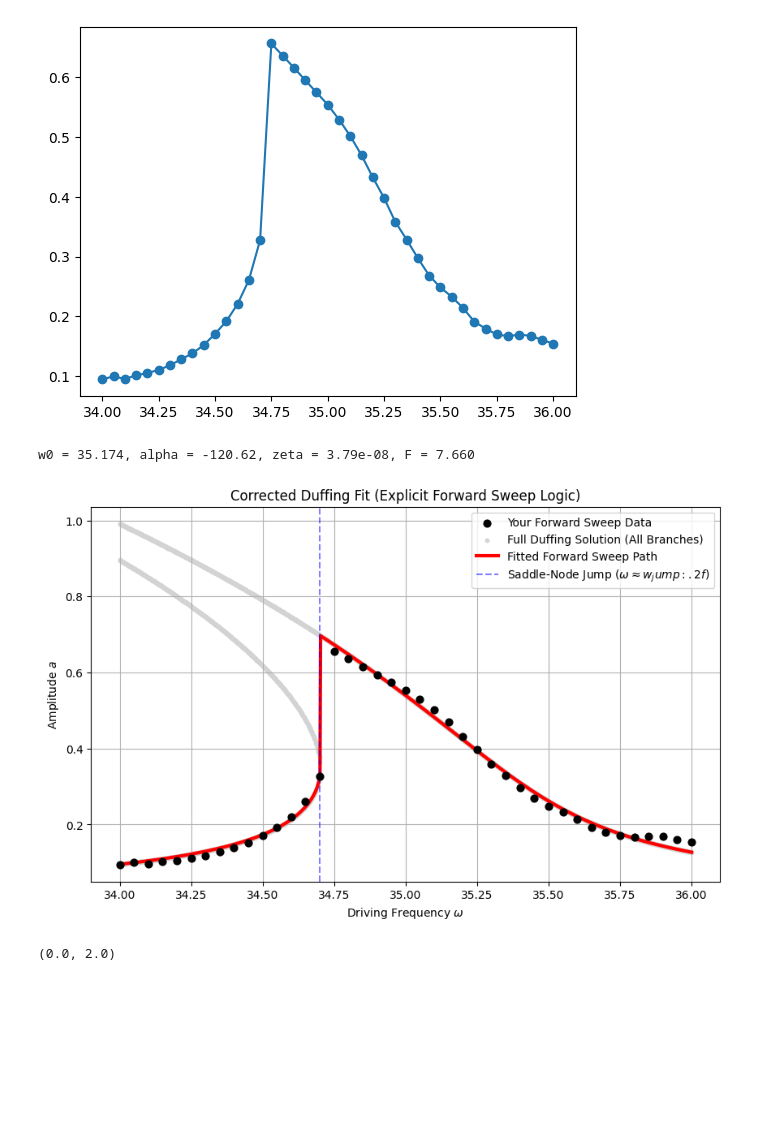
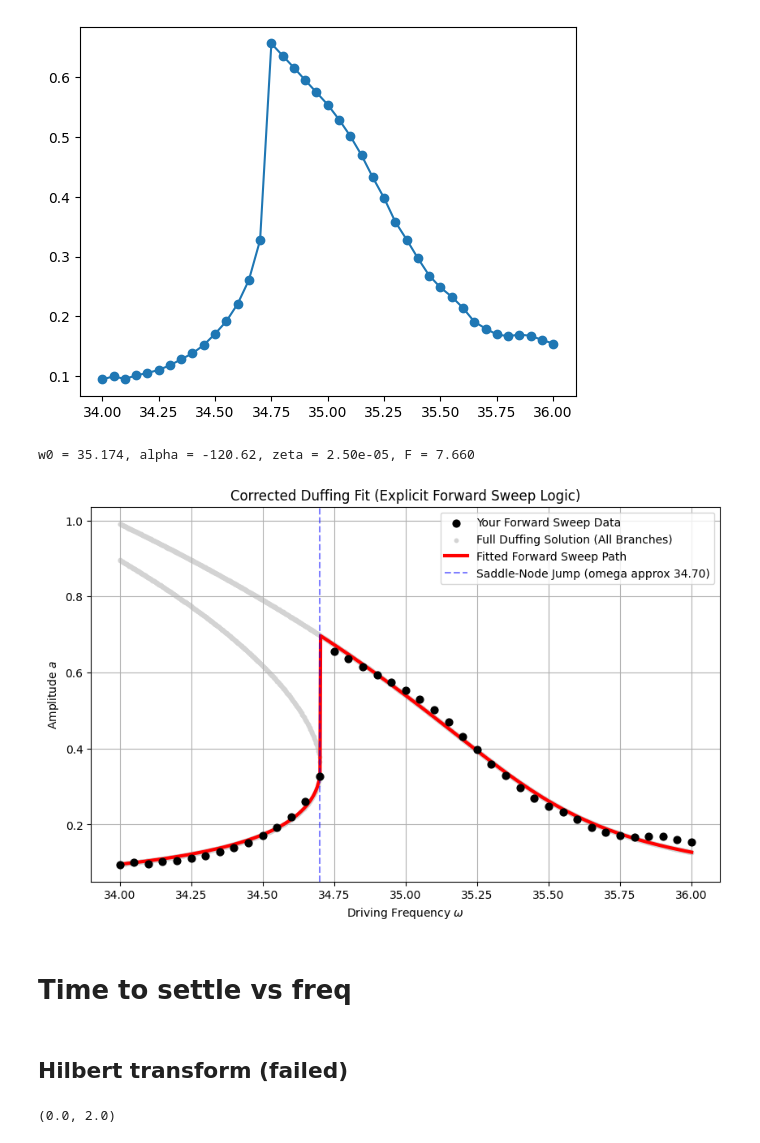
Before and after one commit to labo4gruporocco/Santi, a Jupyter notebook: Young/forzado.ipynb, the cells around one changed output. Saved outputs shown, nothing was run; the diff lists cells and outputs as text; code cells hidden in the pictures; blank space fills up the shorter version.

```diff
--- a/Young/forzado.ipynb
+++ b/Young/forzado.ipynb
@@ -134,8 +134,8 @@ def cost_fn(params):
     a_sim = simulate_forward_sweep(w_data, w0, alpha, zeta, F)
     return np.sum((a_sim - a_data)**2)
 
-# Initial guess (from our earlier implicit fit)
-p0 = [35.18, -96.6, 0.00466, 7.9]
+# Initial guess (from an earlier implicit fit)
+p0 = [35.18, -96.6, 0.01, 7.9]
 
 # Nelder-Mead avoids gradient issues around the discontinuous jump
 res = minimize(cost_fn, p0, method='Nelder-Mead')
@@ -150,36 +150,40 @@ a_high_res = simulate_forward_sweep(w_high_res, w0_opt, alpha_opt, zeta_opt, F_o
 # Calculate ALL mathematical roots just for the background visual
 w_roots, a_roots = [], []
 for w in w_high_res:
     C3 = (9/16)*alpha_opt**2
     C2 = (3/2)*alpha_opt*(w0_opt**2 - w**2)
     C1 = (w0_opt**2 - w**2)**2 + 4*zeta_opt**2 * w0_opt**2 * w**2
     C0 = -F_opt**2
     roots = np.roots([C3, C2, C1, C0])
     r_real = np.real(roots[np.isclose(np.imag(roots), 0, atol=1e-8)])
     for r in np.sort(r_real[r_real > 0]):
         w_roots.append(w)
         a_roots.append(np.sqrt(r))
 
 plt.figure(figsize=(10, 6))
 plt.scatter(w_data, a_data, color='black', s=40, label='Your Forward Sweep Data', zorder=3)
 plt.scatter(w_roots, a_roots, color='#d3d3d3', s=10, label='Full Duffing Solution (All Branches)', zorder=1)
 plt.plot(w_high_res, a_high_res, 'r-', lw=3, label='Fitted Forward Sweep Path', zorder=2)
 
 # Identify and plot the jump line
 jump_indices = np.where(np.diff(a_high_res) > 0.1)[0]
 if len(jump_indices) > 0:
     w_jump = w_high_res[jump_indices[0]]
-    plt.axvline(w_jump, color='blue', linestyle='--', alpha=0.5, label=r'Saddle-Node Jump ($\omega \approx {w_jump:.2f}$)')
+    plt.axvline(w_jump, color='blue', linestyle='--', alpha=0.5, label=f'Saddle-Node Jump (omega approx {w_jump:.2f})')
 
 plt.xlabel('Driving Frequency $\omega$')
 plt.ylabel('Amplitude $a$')
 plt.title('Corrected Duffing Fit (Explicit Forward Sweep Logic)')
 plt.legend()
 plt.grid(True)
 plt.show()
 # %% [output]
-w0 = 35.174, alpha = -120.62, zeta = 3.79e-08, F = 7.660
+w0 = 35.174, alpha = -120.62, zeta = 2.50e-05, F = 7.660
-[figure, old version]
+[figure, new version]
+# %% [markdown]
+# Time to settle vs freq
+# %% [markdown]
+## Hilbert transform (failed)
 # %%
 data = np.loadtxt('data_clean_cuarta_clase/acero/measurement_20260625_131512.csv', delimiter=',',skiprows=3)
 data2 = np.loadtxt('data_clean_cuarta_clase/acero/measurement_20260625_130601.csv', delimiter=',',skiprows=3)
```
Also changed, not shown: parts of 12 cells of this notebook.
